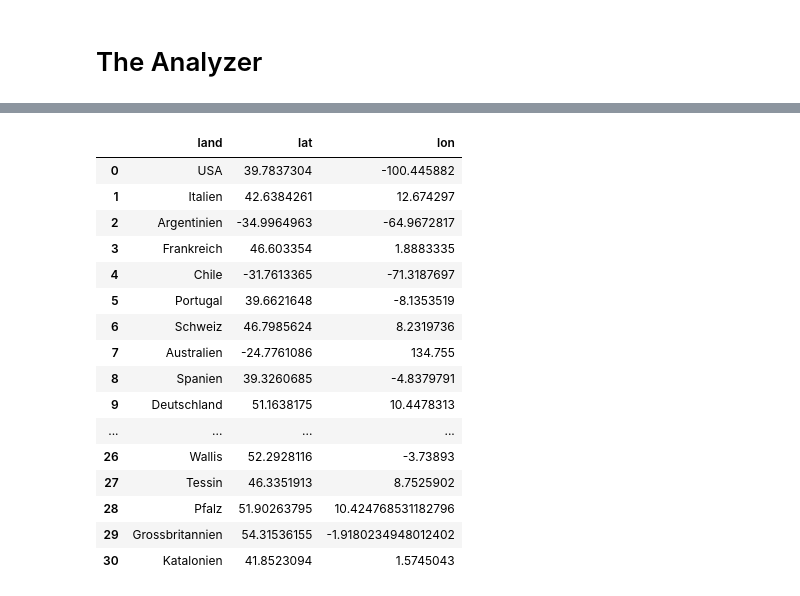
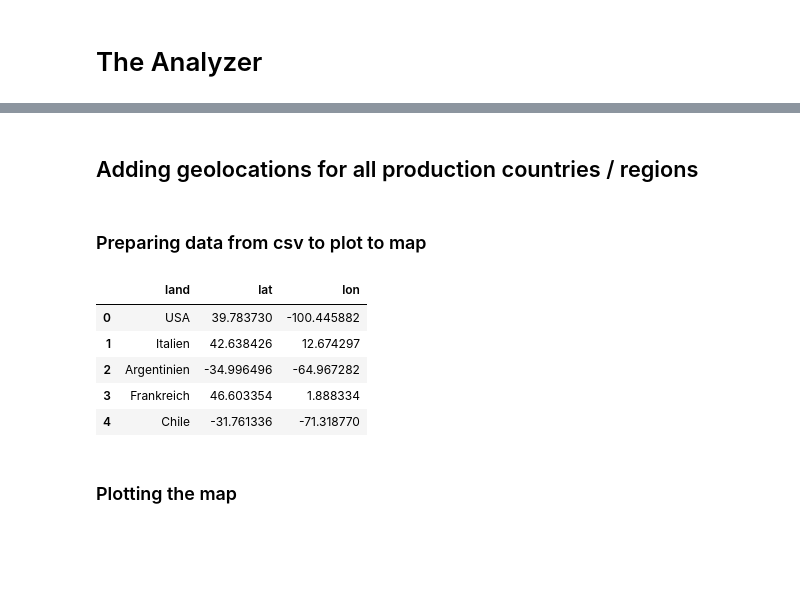
Before and after one commit to TobiasFatzer/data_analytics_final_project, a Jupyter notebook: 02_data_analyzation.ipynb, the cells around one changed output, grey strips where cells are left out. Cells and saved outputs as stored; diff of their text form; code cells hidden in the pictures; blank space fills up the shorter version.

```diff
--- a/02_data_analyzation.ipynb
+++ b/02_data_analyzation.ipynb
@@ -60,53 +11,23 @@ df3.head()
-# %%
-import requests
-import urllib.parse
-
-geolocation = []
-n = 1
-for i in df3['land'].astype(str):
-
-    print('Geocoding address',
-          n,
-          'out of',
-          len(df3['land']),
-          ':',
-          i)
-    n=n+1
-    clear_output(wait=True)
-
-    try:
-            url = 'https://nominatim.openstreetmap.org/search/' + urllib.parse.quote(i) +'?format=json'
-            response = requests.get(url).json()
-            geolocation.append(pd.Series(data={'lat': response[0]["lat"], 'lon': response[0]["lon"]}))
-
-    except:
-            geolocation.append(pd.Series(data={'lat': None, 'lon': None}))
-
-
-
-# Write lat and lon to df
-df_loc = pd.DataFrame(geolocation,
-                      columns=("lat", "lon"),
-                      index=range(len(df3['land'])))
-df3['lat'] = df_loc['lat']
-df3['lon'] = df_loc['lon']
-df3.head(50)
-# %% [output]
-|  | land | lat | lon |
-| 0 | USA | 39.7837304 | -100.445882 |
-| 1 | Italien | 42.6384261 | 12.674297 |
-| 2 | Argentinien | -34.9964963 | -64.9672817 |
-| 3 | Frankreich | 46.603354 | 1.8883335 |
-| 4 | Chile | -31.7613365 | -71.3187697 |
-| 5 | Portugal | 39.6621648 | -8.1353519 |
-| 6 | Schweiz | 46.7985624 | 8.2319736 |
-| 7 | Australien | -24.7761086 | 134.755 |
-| 8 | Spanien | 39.3260685 | -4.8379791 |
-| 9 | Deutschland | 51.1638175 | 10.4478313 |
-| ... | ... | ... | ... |
-| 26 | Wallis | 52.2928116 | -3.73893 |
-| 27 | Tessin | 46.3351913 | 8.7525902 |
-| 28 | Pfalz | 51.90263795 | 10.424768531182796 |
-| 29 | Grossbritannien | 54.31536155 | -1.9180234948012402 |
-| 30 | Katalonien | 41.8523094 | 1.5745043 |
+# %% [markdown]
+## Adding geolocations for all production countries / regions
+# %% [markdown]
+### Preparing data from csv to plot to map
+# %%
+# Read the data to a pandas data frame
+df1 = pd.read_csv('wine_data.csv',
+                 sep=',',
+                 encoding='utf-8')[['land', 'lat', 'lon']]
+# Preparing data, so it doesn't plot duplicate values more than once
+df2 = df1.drop_duplicates()
+df3 = df2.reset_index(drop=True)
+df3.head()
+# %% [output]
+|  | land | lat | lon |
+| 0 | USA | 39.783730 | -100.445882 |
+| 1 | Italien | 42.638426 | 12.674297 |
+| 2 | Argentinien | -34.996496 | -64.967282 |
+| 3 | Frankreich | 46.603354 | 1.888334 |
+| 4 | Chile | -31.761336 | -71.318770 |
+# %% [markdown]
+### Plotting the map
 # %%
```
Also changed, not shown: parts of 8 cells of this notebook, 2 other files.
